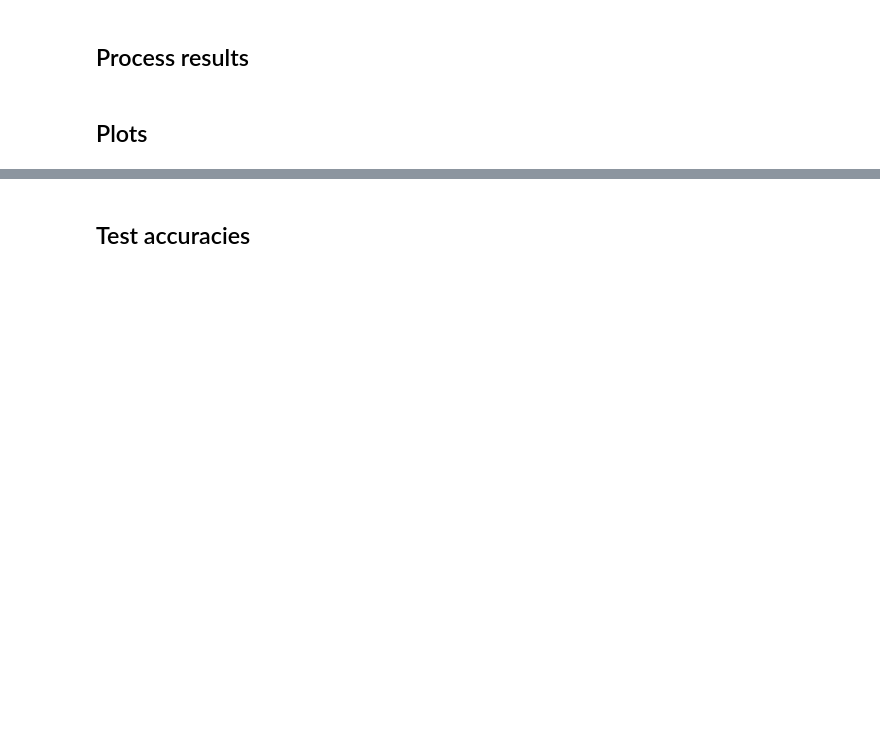
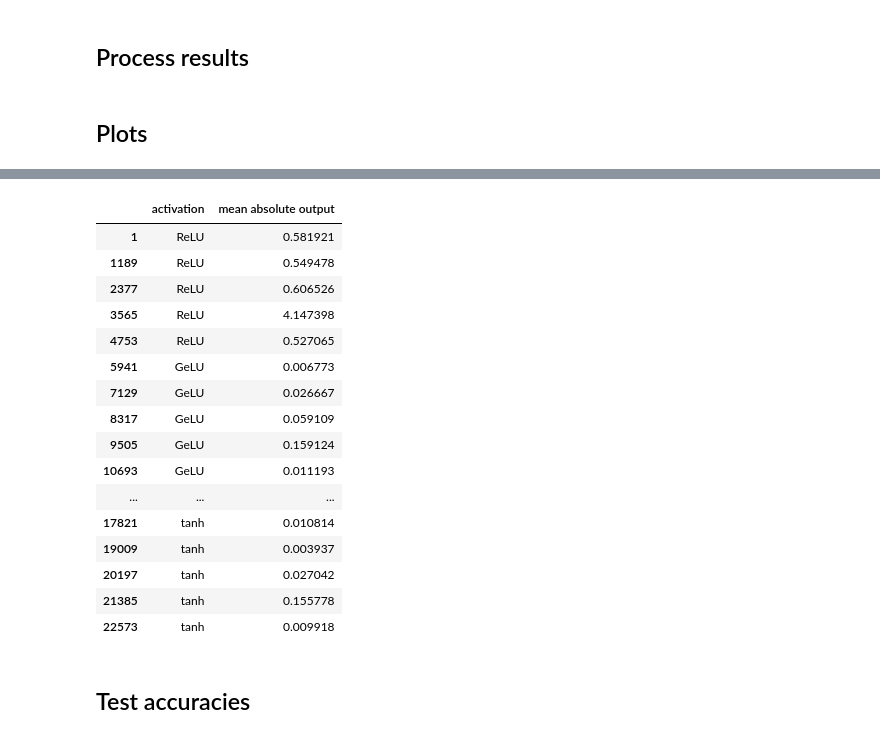
Before and after one commit to karl-hajjar/wide-networks, a Jupyter notebook: pytorch/notebooks/abc_parameterizations/training/experiments-results.ipynb, the cells around one changed output, grey strips where cells are left out. Drawn from its saved outputs; the diff is of its cells as text; code cells hidden in the pictures; blank space fills up the shorter version.

```diff
--- a/pytorch/notebooks/abc_parameterizations/training/experiments-results.ipynb
+++ b/pytorch/notebooks/abc_parameterizations/training/experiments-results.ipynb
@@ -114,3 +121,23 @@ plt.savefig(fig_path, bbox_inches='tight', pad_inches=0)
+# %%
+results_df.loc[results_df['step']==1, ["activation", "mean absolute output"]]
+# %% [output]
+|  | activation | mean absolute output |
+| 1 | ReLU | 0.581921 |
+| 1189 | ReLU | 0.549478 |
+| 2377 | ReLU | 0.606526 |
+| 3565 | ReLU | 4.147398 |
+| 4753 | ReLU | 0.527065 |
+| 5941 | GeLU | 0.006773 |
+| 7129 | GeLU | 0.026667 |
+| 8317 | GeLU | 0.059109 |
+| 9505 | GeLU | 0.159124 |
+| 10693 | GeLU | 0.011193 |
+| ... | ... | ... |
+| 17821 | tanh | 0.010814 |
+| 19009 | tanh | 0.003937 |
+| 20197 | tanh | 0.027042 |
+| 21385 | tanh | 0.155778 |
+| 22573 | tanh | 0.009918 |
 # %% [markdown]
 ## Test accuracies
 # %%
```
Also changed, not shown: parts of 10 cells of this notebook, 5 other files.
